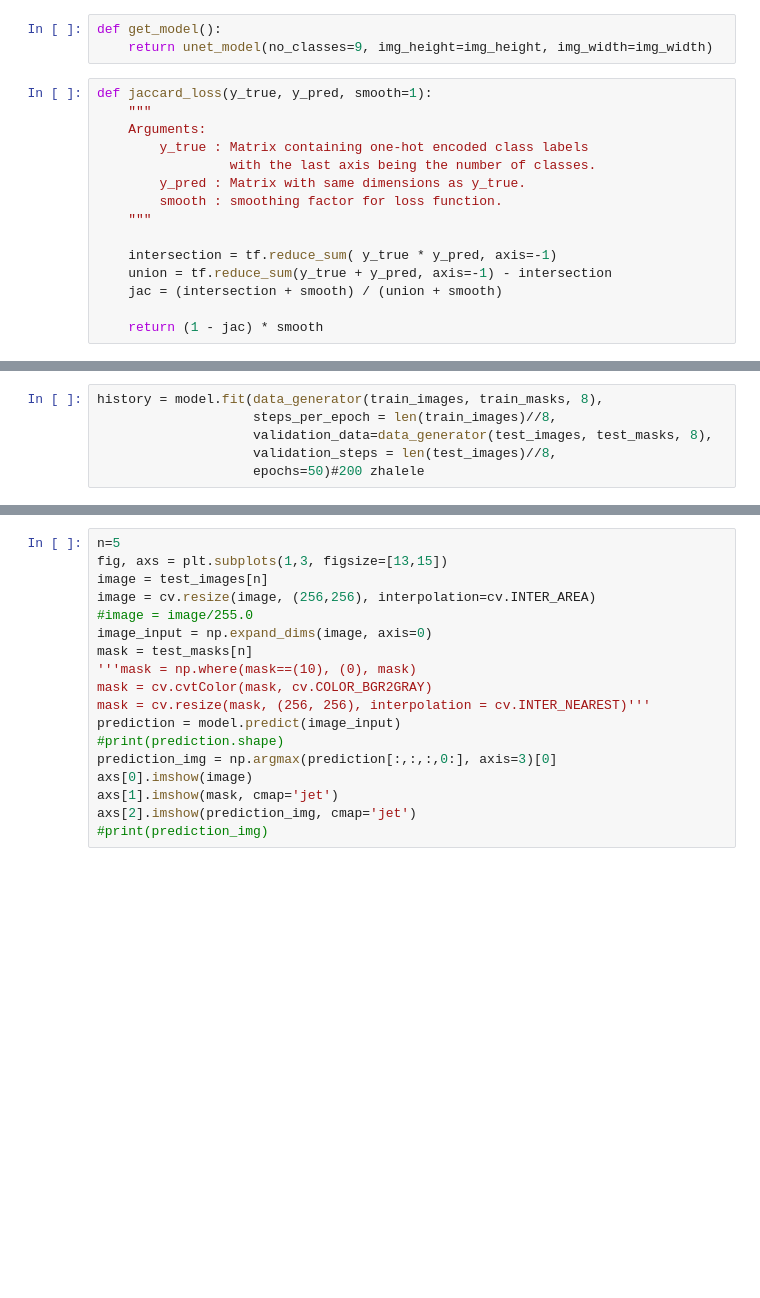
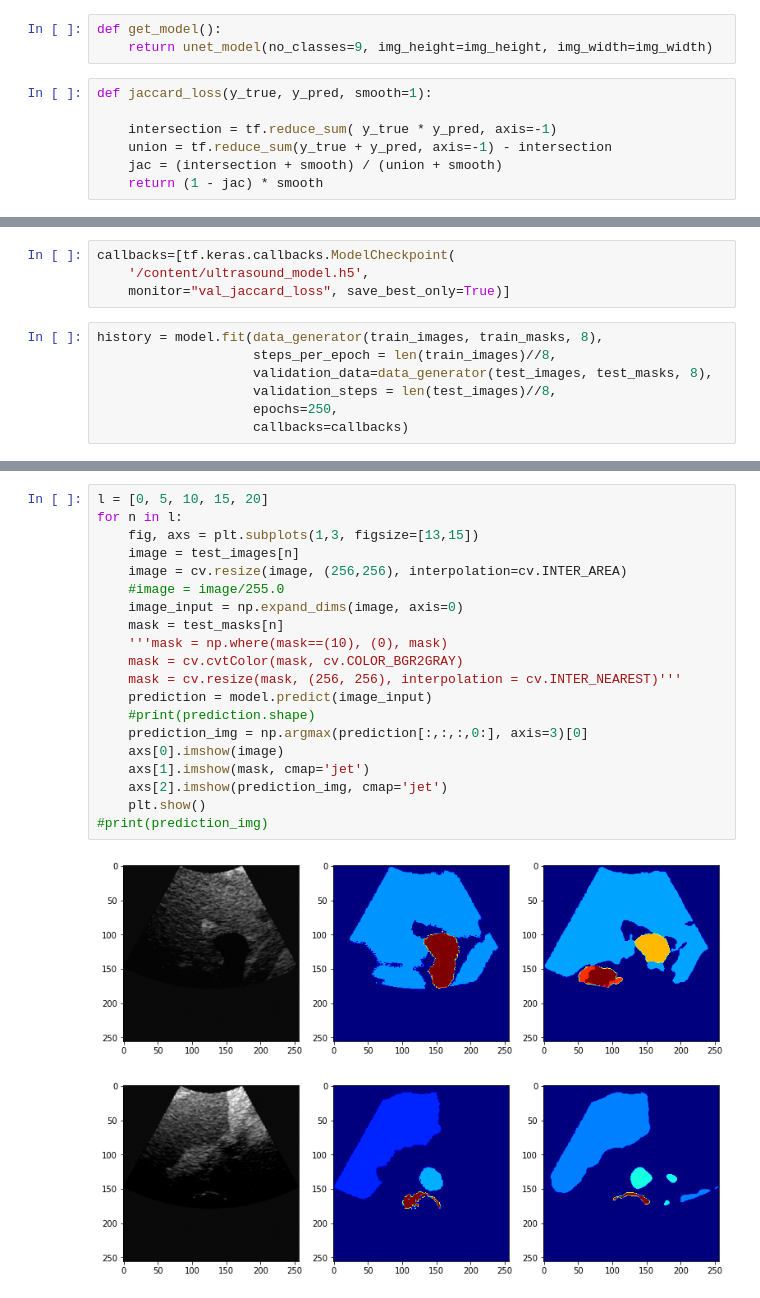
Before and after one commit to ath2212/Abdominal-Ultrasound-Segmentation, a Jupyter notebook: Abdominal Ultrasound Segmentation.ipynb, the cells around one changed output, grey strips where cells are left out. Cells and saved outputs as stored; diff of their text form; blank space fills up the shorter version.

```diff
--- a/Abdominal Ultrasound Segmentation.ipynb
+++ b/Abdominal Ultrasound Segmentation.ipynb
@@ -230,18 +283,10 @@ def get_model():
     return unet_model(no_classes=9, img_height=img_height, img_width=img_width)
 # %%
 def jaccard_loss(y_true, y_pred, smooth=1):
-    """
-    Arguments:
-        y_true : Matrix containing one-hot encoded class labels
-                 with the last axis being the number of classes.
-        y_pred : Matrix with same dimensions as y_true.
-        smooth : smoothing factor for loss function.
-    """
 
     intersection = tf.reduce_sum( y_true * y_pred, axis=-1)
     union = tf.reduce_sum(y_true + y_pred, axis=-1) - intersection
     jac = (intersection + smooth) / (union + smooth)
-
     return (1 - jac) * smooth
 # %%
 model=get_model()
@@ -250,6 +313,11 @@ model.summary()
+# %%
+callbacks=[tf.keras.callbacks.ModelCheckpoint(
+    '/content/ultrasound_model.h5',
+    monitor="val_jaccard_loss", save_best_only=True)]
 # %%
 history = model.fit(data_generator(train_images, train_masks, 8),
                     steps_per_epoch = len(train_images)//8,
                     validation_data=data_generator(test_images, test_masks, 8),
                     validation_steps = len(test_images)//8,
-                    epochs=50)#200 zhalele
+                    epochs=250,
+                    callbacks=callbacks)
@@ -256,18 +342,23 @@ history = model.fit(data_generator(train_images, train_masks, 8),
 # %%
-n=5
-fig, axs = plt.subplots(1,3, figsize=[13,15])
-image = test_images[n]
-image = cv.resize(image, (256,256), interpolation=cv.INTER_AREA)
-#image = image/255.0
-image_input = np.expand_dims(image, axis=0)
-mask = test_masks[n]
-'''mask = np.where(mask==(10), (0), mask)
-mask = cv.cvtColor(mask, cv.COLOR_BGR2GRAY)
-mask = cv.resize(mask, (256, 256), interpolation = cv.INTER_NEAREST)'''
-prediction = model.predict(image_input)
-#print(prediction.shape)
-prediction_img = np.argmax(prediction[:,:,:,0:], axis=3)[0]
-axs[0].imshow(image)
-axs[1].imshow(mask, cmap='jet')
-axs[2].imshow(prediction_img, cmap='jet')
+l = [0, 5, 10, 15, 20]
+for n in l:
+    fig, axs = plt.subplots(1,3, figsize=[13,15])
+    image = test_images[n]
+    image = cv.resize(image, (256,256), interpolation=cv.INTER_AREA)
+    #image = image/255.0
+    image_input = np.expand_dims(image, axis=0)
+    mask = test_masks[n]
+    '''mask = np.where(mask==(10), (0), mask)
+    mask = cv.cvtColor(mask, cv.COLOR_BGR2GRAY)
+    mask = cv.resize(mask, (256, 256), interpolation = cv.INTER_NEAREST)'''
+    prediction = model.predict(image_input)
+    #print(prediction.shape)
+    prediction_img = np.argmax(prediction[:,:,:,0:], axis=3)[0]
+    axs[0].imshow(image)
+    axs[1].imshow(mask, cmap='jet')
+    axs[2].imshow(prediction_img, cmap='jet')
+    plt.show()
 #print(prediction_img)
+# %% [output]
+[figure, added]
+[figure, added]
```
Also changed, not shown: parts of 17 cells of this notebook.
